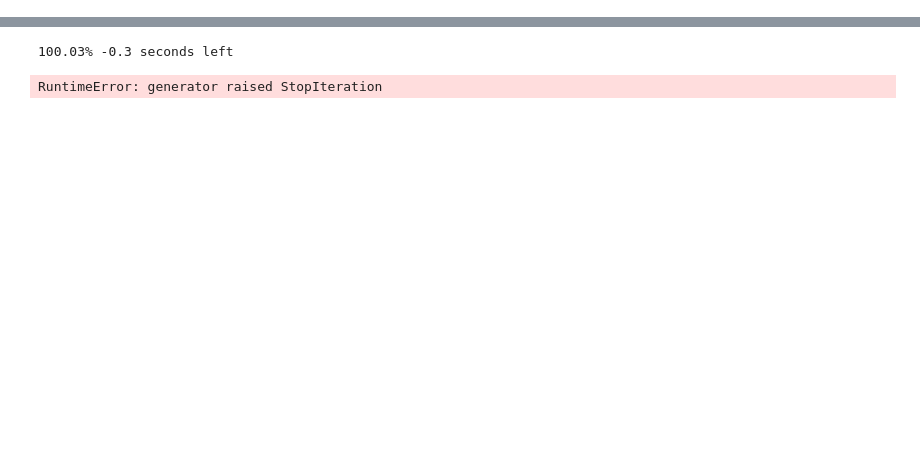
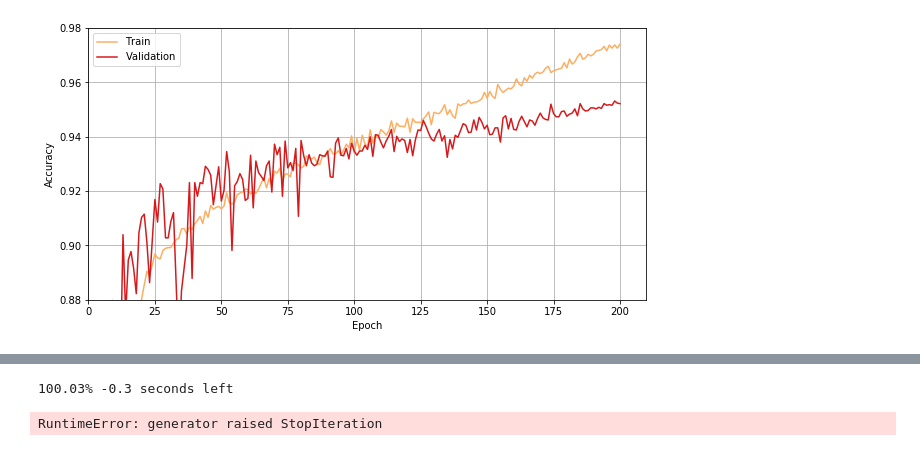
Before and after one commit to rdzanyM/TF_Speech, a Jupyter notebook: lstm.ipynb, the cells around one changed output, grey strips where cells are left out. Saved outputs shown, nothing was run; the diff lists cells and outputs as text; code cells hidden in the pictures; blank space fills up the shorter version.

```diff
--- a/lstm.ipynb
+++ b/lstm.ipynb
@@ -158,0 +199,16 @@ gc.collect()
+# %%
+opt = Nadam(lr=1e-3, epsilon=1e-4)
+
+model.compile(loss='categorical_crossentropy',
+              optimizer=opt,
+              metrics=['accuracy'])
+
+def step_scheduler(epoch, lr):
+    return 2e-3 - 1e-5*epoch
+
+history = model.fit(x_train, y_train,
+                    workers=2,
+                    batch_size=512, epochs=200,
+                    validation_data=(x_test, y_test),
+                    verbose=2,
+                    callbacks=[LearningRateScheduler(step_scheduler, verbose=0)])
@@ -158,0 +233,26 @@ gc.collect()
+# %%
+f = plt.figure(figsize=(10,5))
+
+x = range(1, 201)
+y1 = history.history['accuracy']# + history2.history['accuracy']
+y2 = history.history['val_accuracy']# + history2.history['val_accuracy']
+
+#xs = np.linspace(1, 400, 1000)
+#y1s = UnivariateSpline(x, y1, s=0.002)(xs)
+#y2s = UnivariateSpline(x, y2, s=0.03)(xs)
+
+#plt.plot(xs, y1s, color='#377eb8', linewidth=2.0)
+#plt.plot(xs, y2s, color='#4daf4a', linewidth=2.0)
+#plt.plot(x, acc, color='#abd9e9')
+#plt.plot(x, val, color='#2c7bb6')
+plt.plot(x, y1, color='#fdae61')
+plt.plot(x, y2, color='#d7191c')
+plt.ylabel('Accuracy')
+plt.xlabel('Epoch')
+plt.legend(['Train', 'Validation'], loc='upper left')
+plt.ylim(.88, .98)
+plt.xlim(0)
+plt.grid()
+plt.show()
+# %% [output]
+[figure, added]
```
Also changed, not shown: parts of 13 cells of this notebook.
